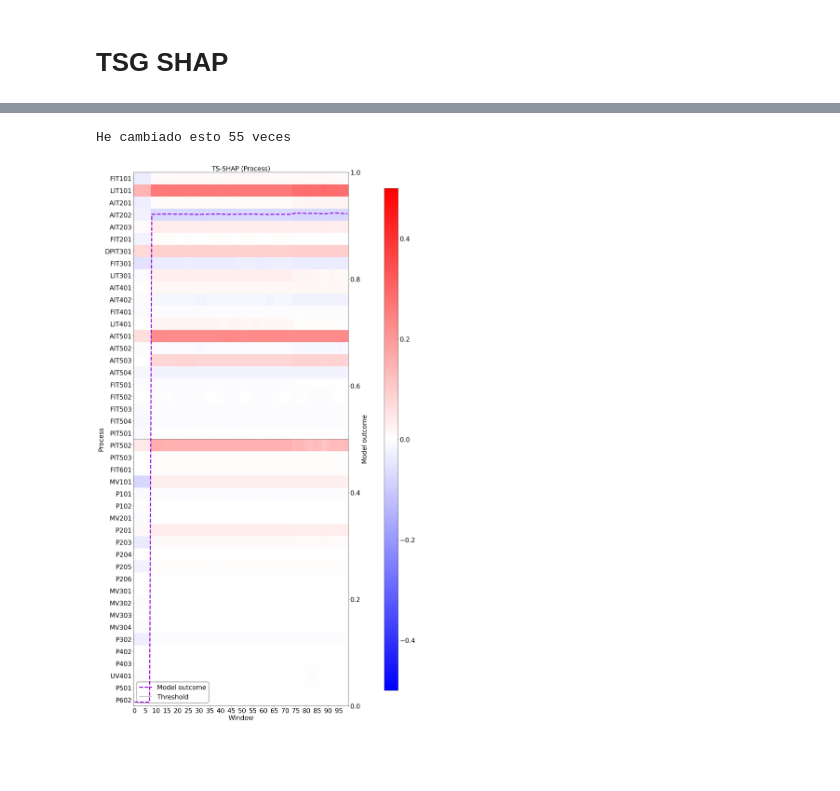
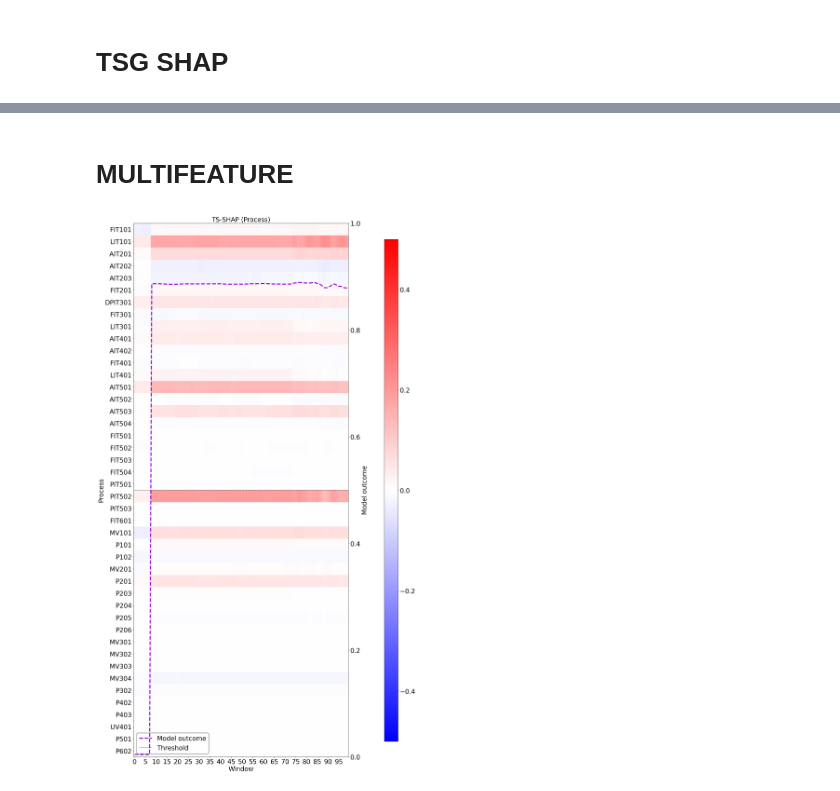
Before and after one commit to CyberDataLab/ShaTS, a Jupyter notebook: example.ipynb, the cells around one changed output, grey strips where cells are left out. Cells and saved outputs as stored; diff of their text form; code cells hidden in the pictures; blank space fills up the shorter version.

```diff
--- a/example.ipynb
+++ b/example.ipynb
@@ -596,12 +501,10 @@ from ts_shap import StrategySubsets, StrategyGrouping, StrategyPrediction
 random_samples = random.sample(range(len(trainDataset)), 50)
 support = [trainDataset[idx] for idx in random_samples]
 
-inicio = 190
-fin = inicio + 100
-test = [testDataset[idx] for idx in range(inicio, fin)]
+begin = 190
+end = begin + 100
+test = [testDataset[idx] for idx in range(begin, end)]
 # %%
-categorical_map_indices_array = []
-for key, value in categorical_map_indices.items():
-    categorical_map_indices_array.append(value)
-
-print(categorical_map_indices_array)
+variables_map_idxs_array = []
+for key, value in variables_map.items():
+    variables_map_idxs_array.append(value)
@@ -610,18 +524,18 @@ print(categorical_map_indices_array)
+# %% [markdown]
+# MULTIFEATURE
 # %%
-shapley_class = ts_shap.TSSHAP(model,
+shapley_class = tsg_shap.TSG_SHAP(model,
                                support ,
                                classToExplain = 1,
                                strategyGrouping=StrategyGrouping.PROCESS,
-                               customGroups=categorical_map_indices_array)
+                               customGroups=variables_map_idxs_array)
 
-shapley_values = shapley_class.compute_tsshap(test)
+shapley_values = shapley_class.compute_tsgshap(test)
-# %% [output]
-He cambiado esto 55 veces
 # %%
-shapley_class.nameInstants = ["0", "1", "2", "3", "4", "5", "6", "7", "8", "9"]
+shapley_class.nameInstants = [str(i) for i in range(10)]
 shapley_class.nameFeatures = variable_names
-shapley_class.nameGroups = list(categorical_map_indices.keys())
+shapley_class.nameGroups = list(variables_map.keys())
 # %%
-shapley_class.visualize_tsshap(shapley_values, test)
+shapley_class.plot_tsgshap(shapley_values, test)
 # %% [output]
-[figure, old version]
+[figure, new version]
```
Also changed, not shown: parts of 21 cells of this notebook, 6 other files.
